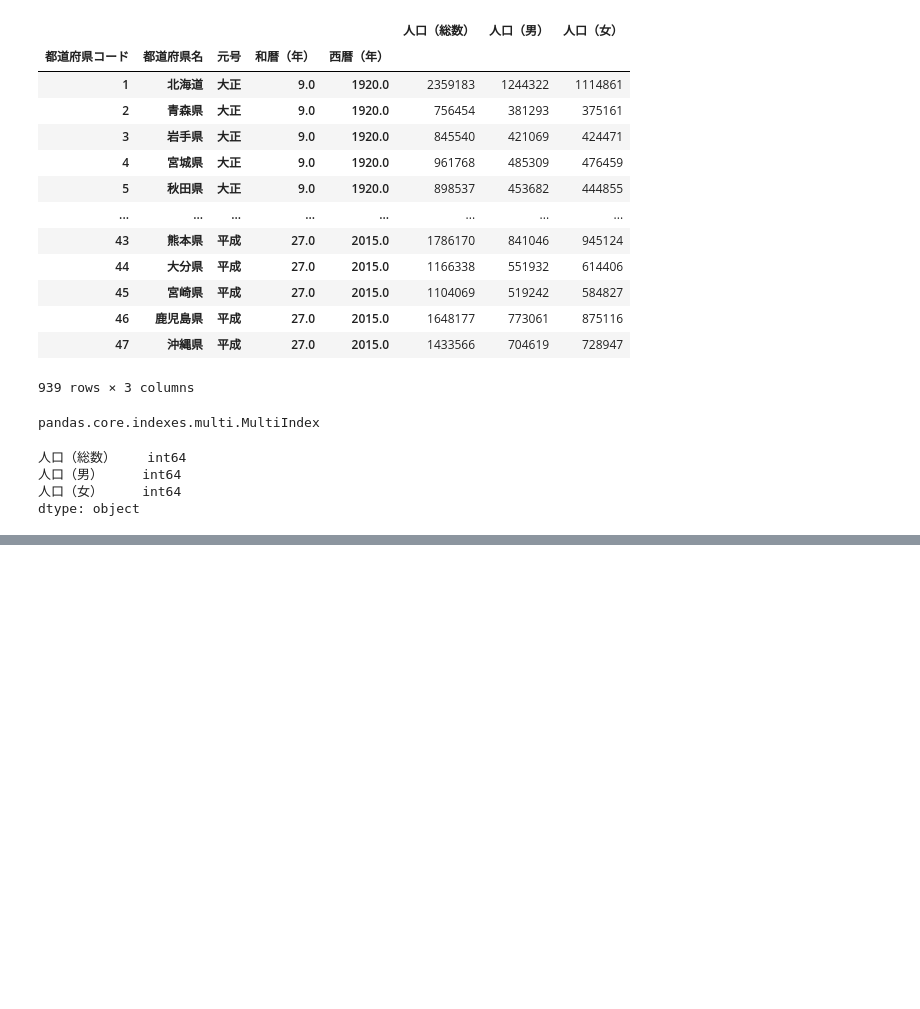
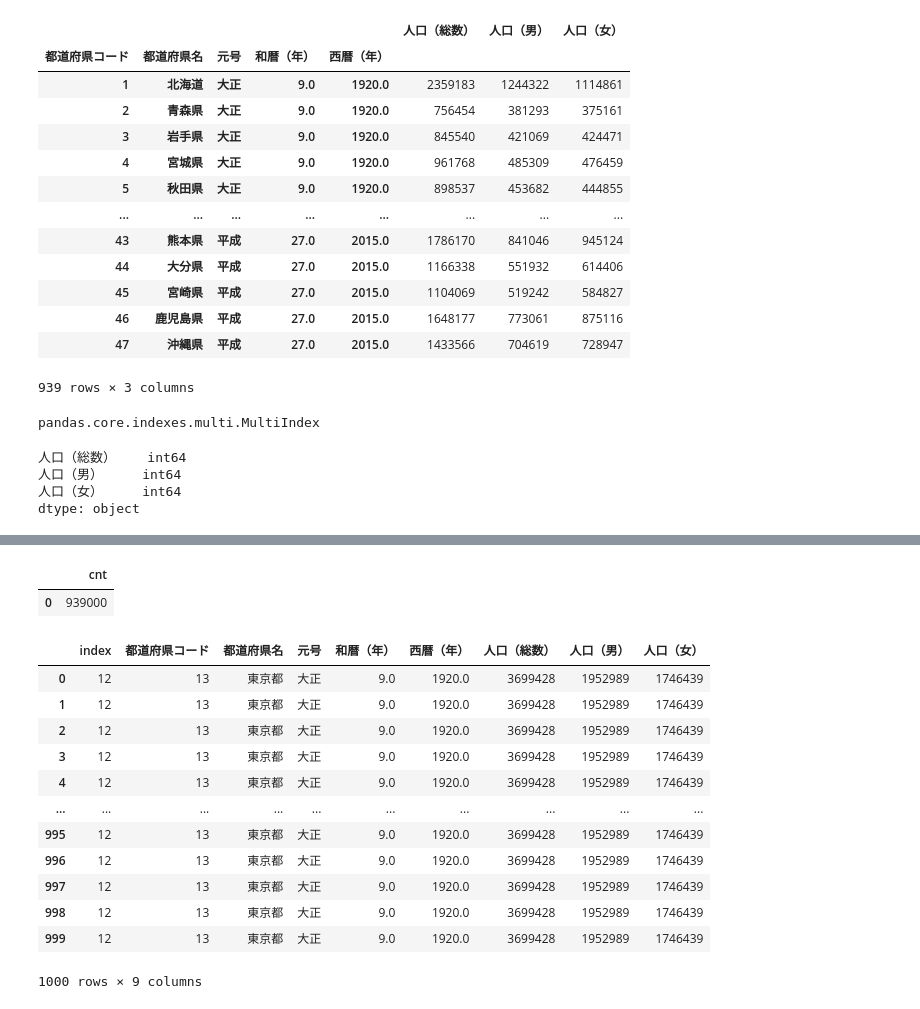
Before and after one commit to gakuto0404/Python, a Jupyter notebook: Pandas/File read write/read_write.ipynb, the cells around one changed output, grey strips where cells are left out. Drawn from its saved outputs; the diff is of its cells as text; code cells hidden in the pictures; blank space fills up the shorter version.

```diff
--- a/Pandas/File read write/read_write.ipynb
+++ b/Pandas/File read write/read_write.ipynb
@@ -102,0 +446,33 @@ df_csv.to_csv('data_csv.csv', encoding = 'shift-jis')
+# %%
+df_db
+# %% [output]
+|  | cnt |
+| 0 | 939000 |
+# %%
+sql = '''
+select *
+from test_table_1000
+where 都道府県名 == "東京都" and 西暦（年） == "1920.0"
+'''
+# %%
+conn = sqlite3.connect(dbname)
+
+df_db = pd.read_sql(sql, conn)
+
+conn.close()
+# %%
+df_db
+# %% [output]
+|  | index | 都道府県コード | 都道府県名 | 元号 | 和暦（年） | 西暦（年） | 人口（総数） | 人口（男） | 人口（女） |
+| 0 | 12 | 13 | 東京都 | 大正 | 9.0 | 1920.0 | 3699428 | 1952989 | 1746439 |
+| 1 | 12 | 13 | 東京都 | 大正 | 9.0 | 1920.0 | 3699428 | 1952989 | 1746439 |
+| 2 | 12 | 13 | 東京都 | 大正 | 9.0 | 1920.0 | 3699428 | 1952989 | 1746439 |
+| 3 | 12 | 13 | 東京都 | 大正 | 9.0 | 1920.0 | 3699428 | 1952989 | 1746439 |
+| 4 | 12 | 13 | 東京都 | 大正 | 9.0 | 1920.0 | 3699428 | 1952989 | 1746439 |
+| ... | ... | ... | ... | ... | ... | ... | ... | ... | ... |
+| 995 | 12 | 13 | 東京都 | 大正 | 9.0 | 1920.0 | 3699428 | 1952989 | 1746439 |
+| 996 | 12 | 13 | 東京都 | 大正 | 9.0 | 1920.0 | 3699428 | 1952989 | 1746439 |
+| 997 | 12 | 13 | 東京都 | 大正 | 9.0 | 1920.0 | 3699428 | 1952989 | 1746439 |
+| 998 | 12 | 13 | 東京都 | 大正 | 9.0 | 1920.0 | 3699428 | 1952989 | 1746439 |
+| 999 | 12 | 13 | 東京都 | 大正 | 9.0 | 1920.0 | 3699428 | 1952989 | 1746439 |
+1000 rows × 9 columns
```
Also changed, not shown: parts of 30 cells of this notebook, 8 other files.
